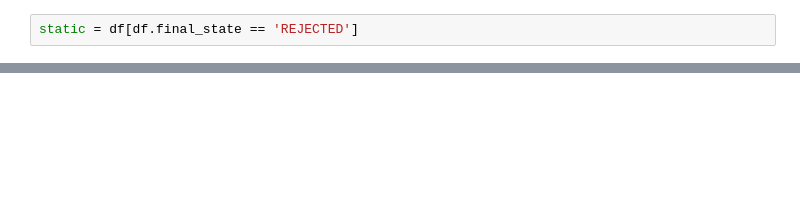
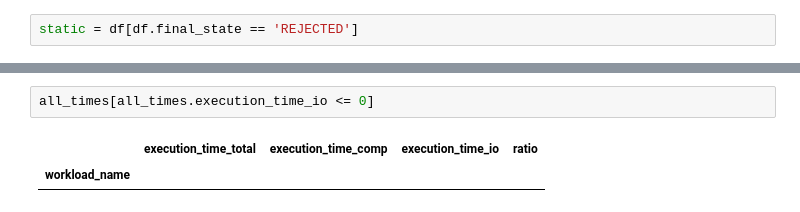
Before and after one commit to jankopanski/Burst-Buffer-Scheduling, a Jupyter notebook: analysis/IO-Times.ipynb, the cells around one changed output, grey strips where cells are left out. Saved outputs shown, nothing was run; the diff lists cells and outputs as text; blank space fills up the shorter version.

```diff
--- a/analysis/IO-Times.ipynb
+++ b/analysis/IO-Times.ipynb
@@ -149,0 +167,5 @@ all_times.describe()
+# %%
+all_times[all_times.execution_time_io <= 0]
+# %% [output]
+|  | execution_time_total | execution_time_comp | execution_time_io | ratio |
+| workload_name |  |  |  |  |
```
Also changed, not shown: parts of 15 cells of this notebook, 2 other files.
